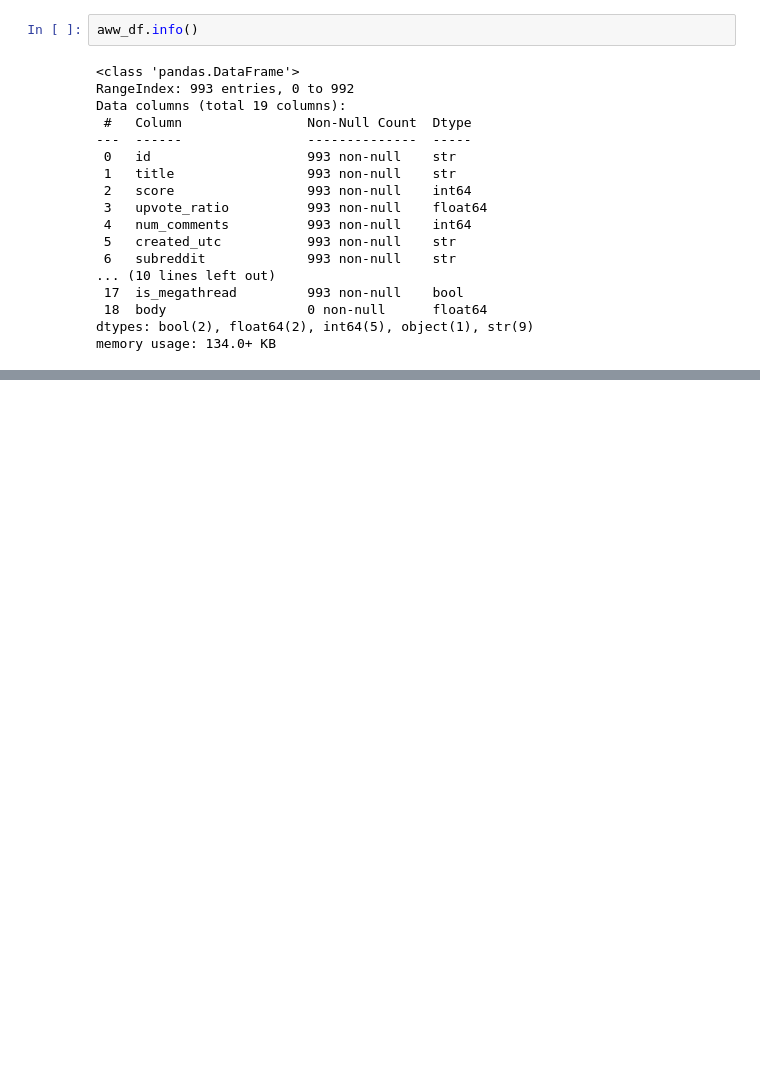
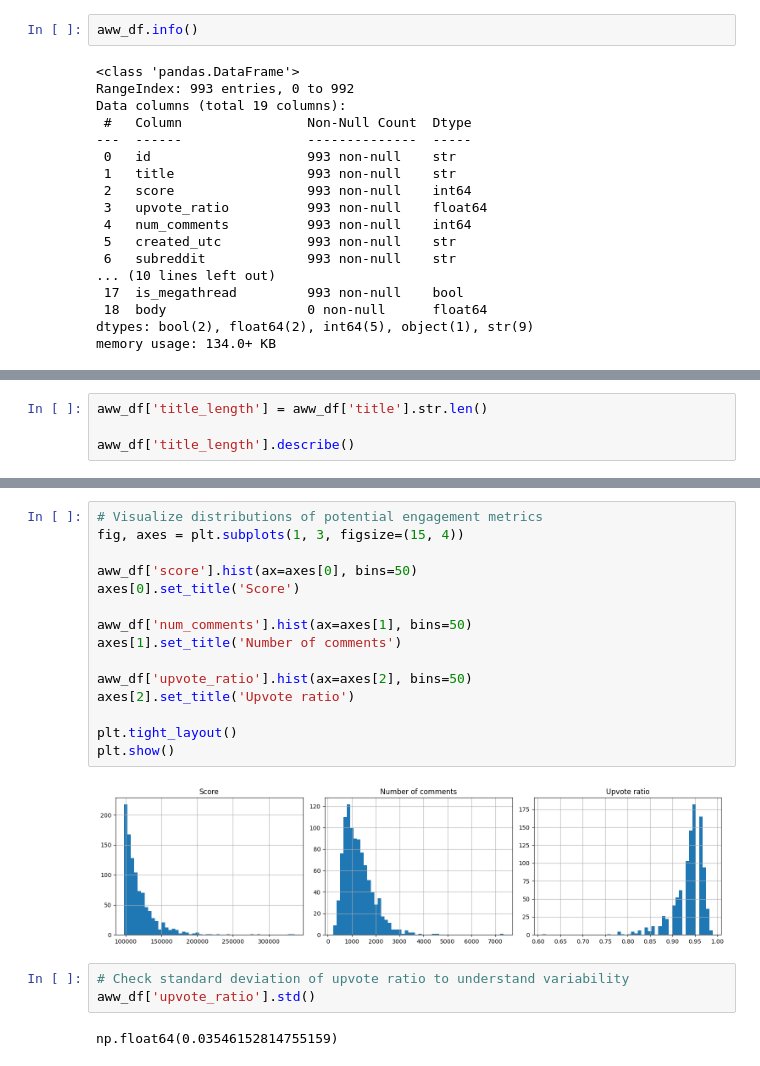
Before and after one commit to keira-p/content-intelligence-system, a Jupyter notebook: notebooks/01_eda.ipynb, the cells around one changed output, grey strips where cells are left out. Saved outputs shown, nothing was run; the diff lists cells and outputs as text; blank space fills up the shorter version.

Commit message:
EDA notebook explores single subreddit, identifies performance label, runs baseline model that fails to identify high-engagement content. Next steps described.

```diff
--- a/notebooks/01_eda.ipynb
+++ b/notebooks/01_eda.ipynb
@@ -104,0 +156,4 @@ Initial inspection of the aww dataset shows:
+# %%
+aww_df['title_length'] = aww_df['title'].str.len()
+
+aww_df['title_length'].describe()
@@ -104,0 +215,22 @@ Initial inspection of the aww dataset shows:
+# %%
+# Visualize distributions of potential engagement metrics
+fig, axes = plt.subplots(1, 3, figsize=(15, 4))
+
+aww_df['score'].hist(ax=axes[0], bins=50)
+axes[0].set_title('Score')
+
+aww_df['num_comments'].hist(ax=axes[1], bins=50)
+axes[1].set_title('Number of comments')
+
+aww_df['upvote_ratio'].hist(ax=axes[2], bins=50)
+axes[2].set_title('Upvote ratio')
+
+plt.tight_layout()
+plt.show()
+# %% [output]
+[figure, added]
+# %%
+# Check standard deviation of upvote ratio to understand variability
+aww_df['upvote_ratio'].std()
+# %% [output]
+np.float64(0.03546152814755159)
```
Also changed, not shown: parts of 32 cells of this notebook.
